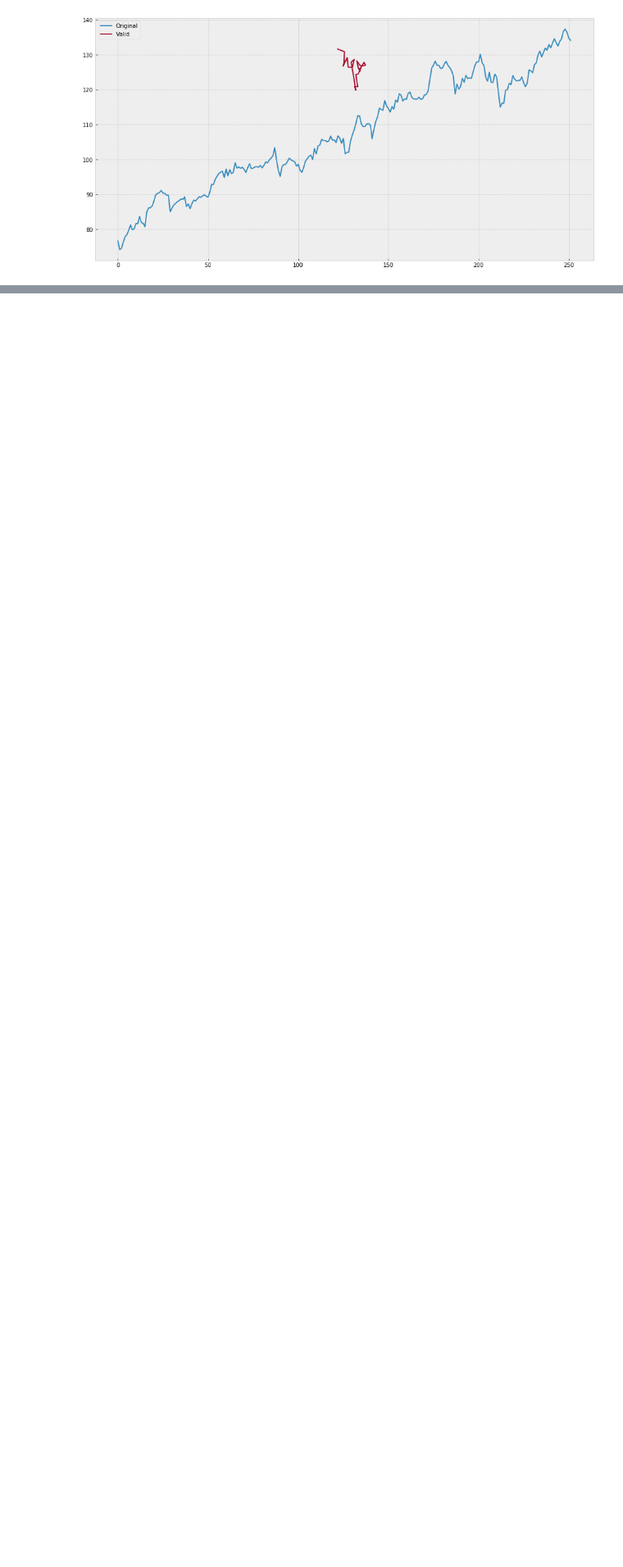
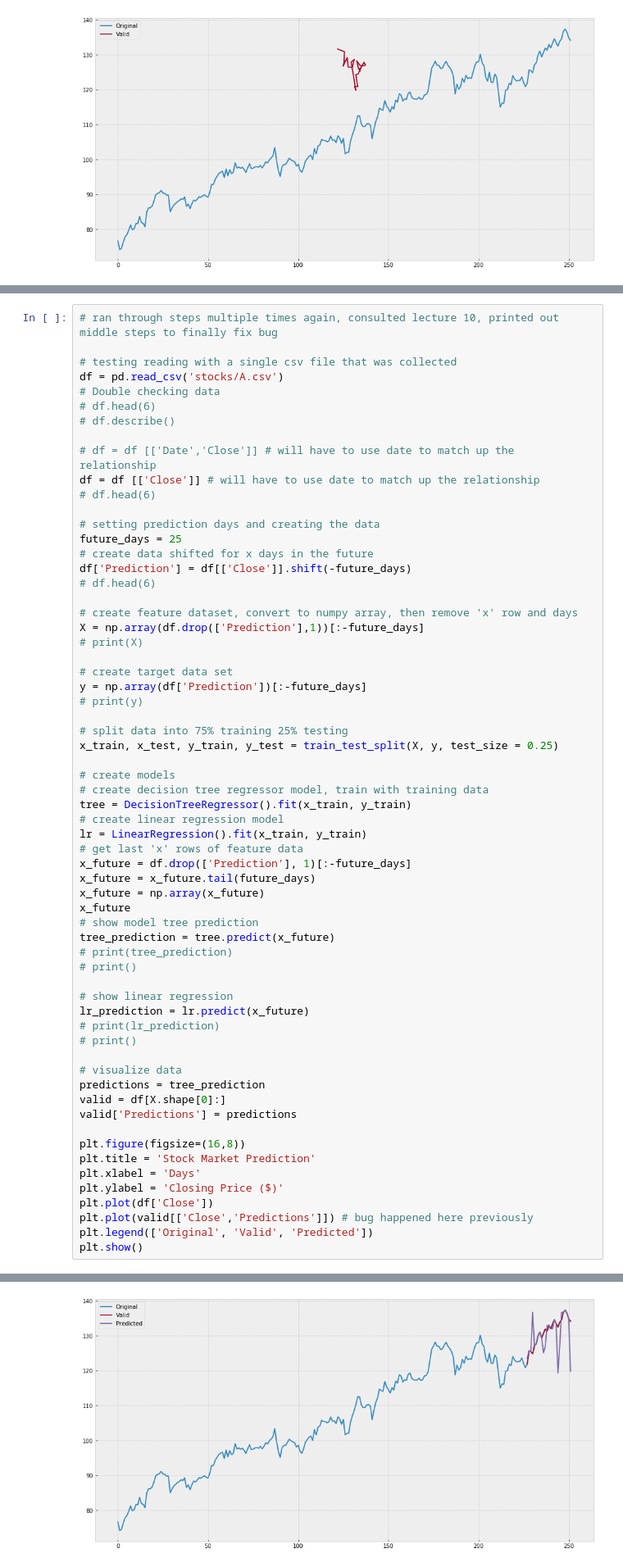
Before and after one commit to 77jennifer77/stock_predictor, a Jupyter notebook: Stock Market Project.ipynb, the cells around one changed output, grey strips where cells are left out. Shown at 82% size. Drawn from its saved outputs; the diff is of its cells as text; blank space fills up the shorter version.

Commit message:
Week 2 code
california weather data was small enough to put on github so I don't have to put it on onedrive

```diff
--- a/Stock Market Project.ipynb
+++ b/Stock Market Project.ipynb
@@ -285,0 +299,64 @@ See the caveats in the documentation: https://pandas.pydata.org/pandas-docs/stab
+# %%
+# ran through steps multiple times again, consulted lecture 10, printed out middle steps to finally fix bug
+
+# testing reading with a single csv file that was collected
+df = pd.read_csv('stocks/A.csv')
+# Double checking data
+# df.head(6)
+# df.describe()
+
+# df = df [['Date','Close']] # will have to use date to match up the relationship
+df = df [['Close']] # will have to use date to match up the relationship
+# df.head(6)
+
+# setting prediction days and creating the data
+future_days = 25
+# create data shifted for x days in the future
+df['Prediction'] = df[['Close']].shift(-future_days)
+# df.head(6)
+
+# create feature dataset, convert to numpy array, then remove 'x' row and days
+X = np.array(df.drop(['Prediction'],1))[:-future_days]
+# print(X)
+
+# create target data set
+y = np.array(df['Prediction'])[:-future_days]
+# print(y)
+
+# split data into 75% training 25% testing
+x_train, x_test, y_train, y_test = train_test_split(X, y, test_size = 0.25)
+
+# create models
+# create decision tree regressor model, train with training data
+tree = DecisionTreeRegressor().fit(x_train, y_train)
+# create linear regression model
+lr = LinearRegression().fit(x_train, y_train)
+# get last 'x' rows of feature data
+x_future = df.drop(['Prediction'], 1)[:-future_days]
+x_future = x_future.tail(future_days)
+x_future = np.array(x_future)
+x_future
+# show model tree prediction
+tree_prediction = tree.predict(x_future)
+# print(tree_prediction)
+# print()
+
+# show linear regression
+lr_prediction = lr.predict(x_future)
+# print(lr_prediction)
+# print()
+
+# visualize data
+predictions = tree_prediction
+valid = df[X.shape[0]:]
+valid['Predictions'] = predictions
+
+plt.figure(figsize=(16,8))
+plt.title = 'Stock Market Prediction'
+plt.xlabel = 'Days'
+plt.ylabel = 'Closing Price ($)'
+plt.plot(df['Close'])
+plt.plot(valid[['Close','Predictions']]) # bug happened here previously
+plt.legend(['Original', 'Valid', 'Predicted'])
+plt.show()
+# %% [output]
@@ -285,0 +384 @@ See the caveats in the documentation: https://pandas.pydata.org/pandas-docs/stab
+[figure, added]
```
Also changed, not shown: parts of 11 cells of this notebook, 1 other file.
